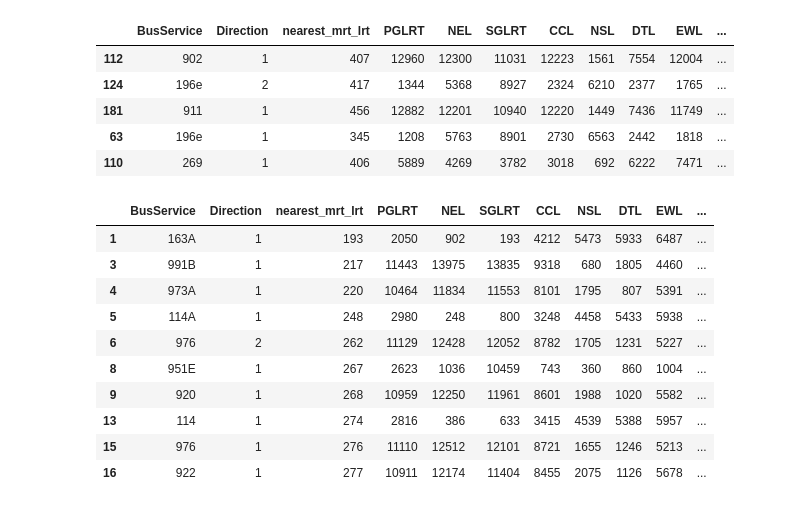
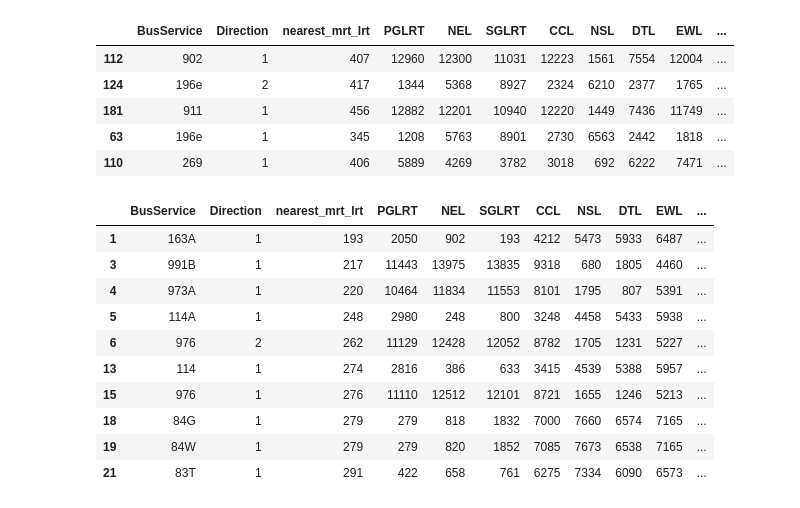
Before and after one commit to brandono7/DSA4264_Geospatial, a Jupyter notebook: Bus Algorithm.ipynb, the cells around one changed output. Cells and saved outputs as stored; diff of their text form; code cells hidden in the pictures.

```diff
--- a/Bus Algorithm.ipynb
+++ b/Bus Algorithm.ipynb
@@ -200,0 +165,5 @@ busline_score_csv['service_type'] = busline_score_csv['BusService'].apply(catego
+# %%
+bus_services = pd.read_csv('data/bus_services.csv')  # Bus services in Singapore
+bus_services = bus_services[['ServiceNo', 'Category']]
+bus_services = bus_services.drop_duplicates()
+bus_services
@@ -200,0 +184,4 @@ busline_score_csv['service_type'] = busline_score_csv['BusService'].apply(catego
+# %%
+# Merge Bus Services to Busline Score to get the category of the bus service (e.g. Trunk, Feeder, etc.)
+busline_score_csv = pd.merge(busline_score_csv, bus_services, left_on='BusService', right_on='ServiceNo', how='left')
+busline_score_csv
@@ -237,20 +236,20 @@ pd.read_csv('processed_data/busline_score.csv').sort_values(by='TEL').head()
 | 110 | 269 | 1 | 406 | 5889 | 4269 | 3782 | 3018 | 692 | 6222 | 7471 | ... |
 # %%
 # Filter only the trunk services - Distance algorithm
-busline_score_csv_trunk = busline_score_csv[busline_score_csv['service_type'] == "Trunk"]
+busline_score_csv_trunk = busline_score_csv[busline_score_csv['Category'] == "TRUNK"]
 
 # Save the processed data
 busline_score_csv_trunk.to_csv('processed_data/busline_score_trunk.csv', index=False)
 busline_score_csv_trunk.head(10)
 # %% [output]
 |  | BusService | Direction | nearest_mrt_lrt | PGLRT | NEL | SGLRT | CCL | NSL | DTL | EWL | ... |
 | 1 | 163A | 1 | 193 | 2050 | 902 | 193 | 4212 | 5473 | 5933 | 6487 | ... |
 | 3 | 991B | 1 | 217 | 11443 | 13975 | 13835 | 9318 | 680 | 1805 | 4460 | ... |
 | 4 | 973A | 1 | 220 | 10464 | 11834 | 11553 | 8101 | 1795 | 807 | 5391 | ... |
 | 5 | 114A | 1 | 248 | 2980 | 248 | 800 | 3248 | 4458 | 5433 | 5938 | ... |
 | 6 | 976 | 2 | 262 | 11129 | 12428 | 12052 | 8782 | 1705 | 1231 | 5227 | ... |
-| 8 | 951E | 1 | 267 | 2623 | 1036 | 10459 | 743 | 360 | 860 | 1004 | ... |
-| 9 | 920 | 1 | 268 | 10959 | 12250 | 11961 | 8601 | 1988 | 1020 | 5582 | ... |
 | 13 | 114 | 1 | 274 | 2816 | 386 | 633 | 3415 | 4539 | 5388 | 5957 | ... |
 | 15 | 976 | 1 | 276 | 11110 | 12512 | 12101 | 8721 | 1655 | 1246 | 5213 | ... |
-| 16 | 922 | 1 | 277 | 10911 | 12174 | 11404 | 8455 | 2075 | 1126 | 5678 | ... |
+| 18 | 84G | 1 | 279 | 279 | 818 | 1832 | 7000 | 7660 | 6574 | 7165 | ... |
+| 19 | 84W | 1 | 279 | 279 | 820 | 1852 | 7085 | 7673 | 6538 | 7165 | ... |
+| 21 | 83T | 1 | 291 | 422 | 658 | 761 | 6275 | 7334 | 6090 | 6573 | ... |
```
Also changed, not shown: parts of 4 cells of this notebook, 11 other files.
